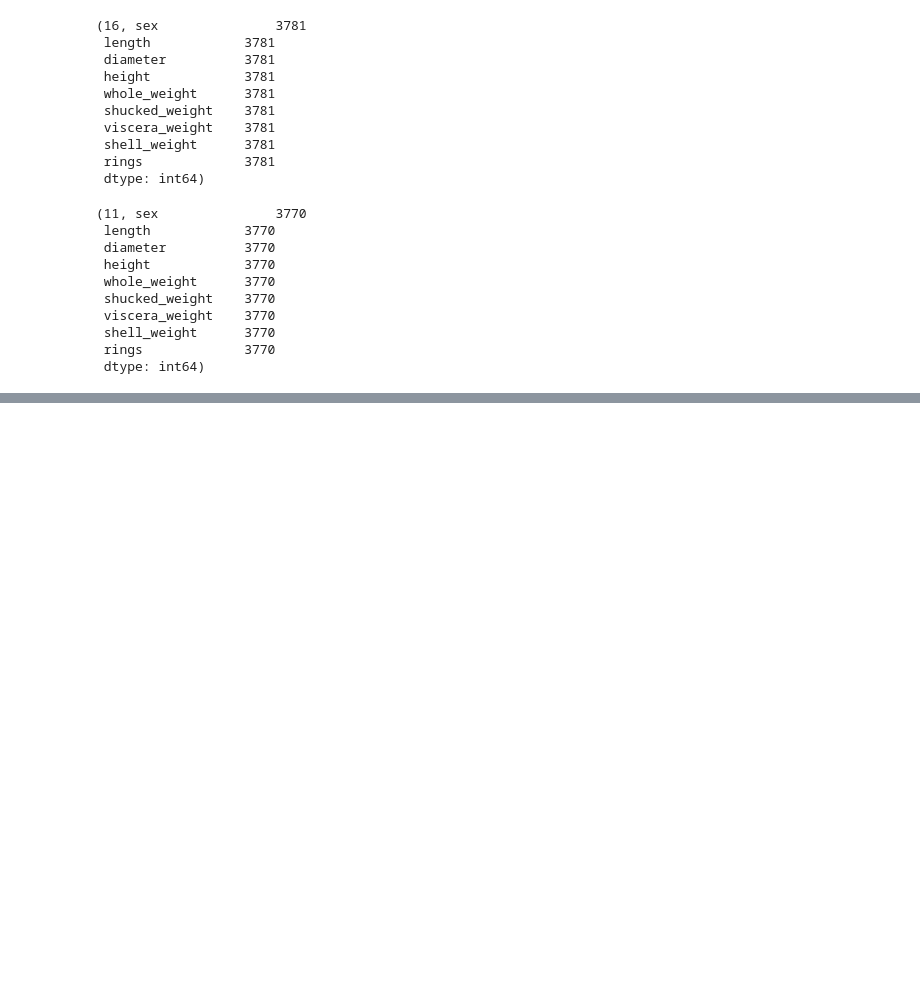
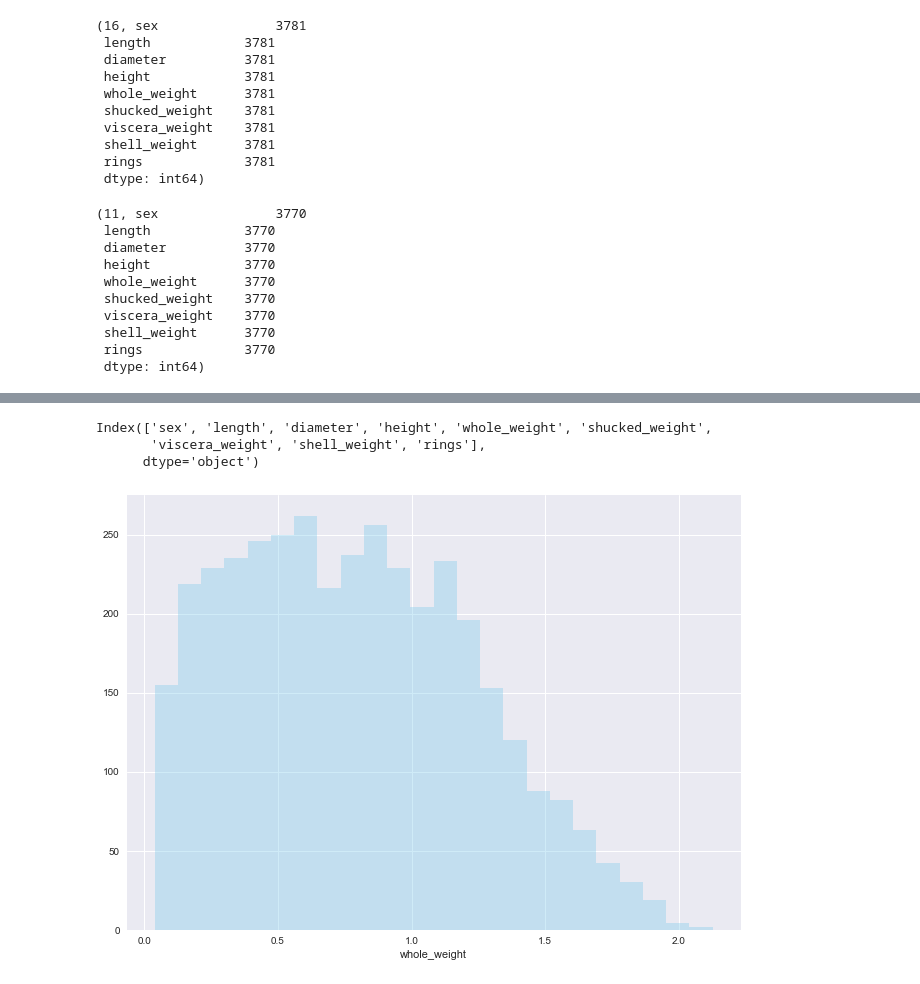
Before and after one commit to viciouspetal/data-analytics-notebook, a Jupyter notebook: Pre-sex-encoding.ipynb, the cells around one changed output, grey strips where cells are left out. Cells and saved outputs as stored; diff of their text form; code cells hidden in the pictures; blank space fills up the shorter version.

Commit message:
Cleaning up. Generating histograms

```diff
--- a/Pre-sex-encoding.ipynb
+++ b/Pre-sex-encoding.ipynb
@@ -240,0 +236,12 @@ sb.residplot(x, y, lowess=True, color="g")
+# %%
+def create_histogram(data, color, kde=False):
+    sb.set(rc={'figure.figsize':(11,8)})
+    sb.distplot(data, color=color, kde=kde)
+# %% [output]
+Index(['sex', 'length', 'diameter', 'height', 'whole_weight', 'shucked_weight',
+       'viscera_weight', 'shell_weight', 'rings'],
+      dtype='object')
+# %%
+create_histogram(df["whole_weight"] , color="skyblue")
+# %% [output]
+[figure, added]
```
Also changed, not shown: parts of 9 cells of this notebook.
